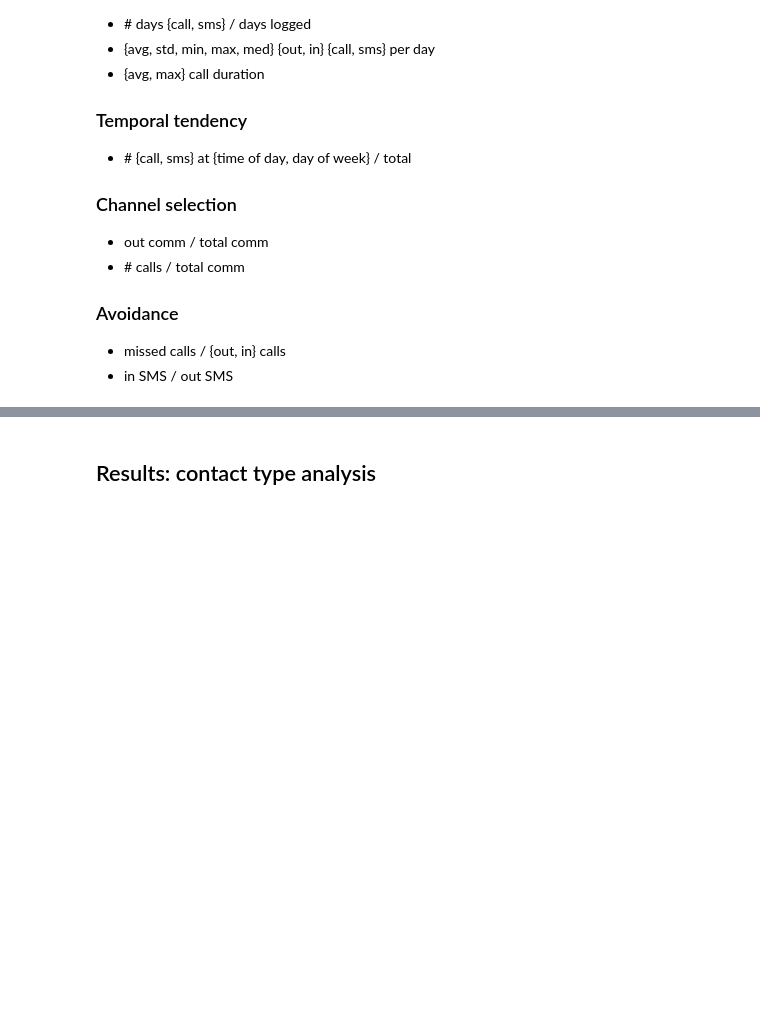
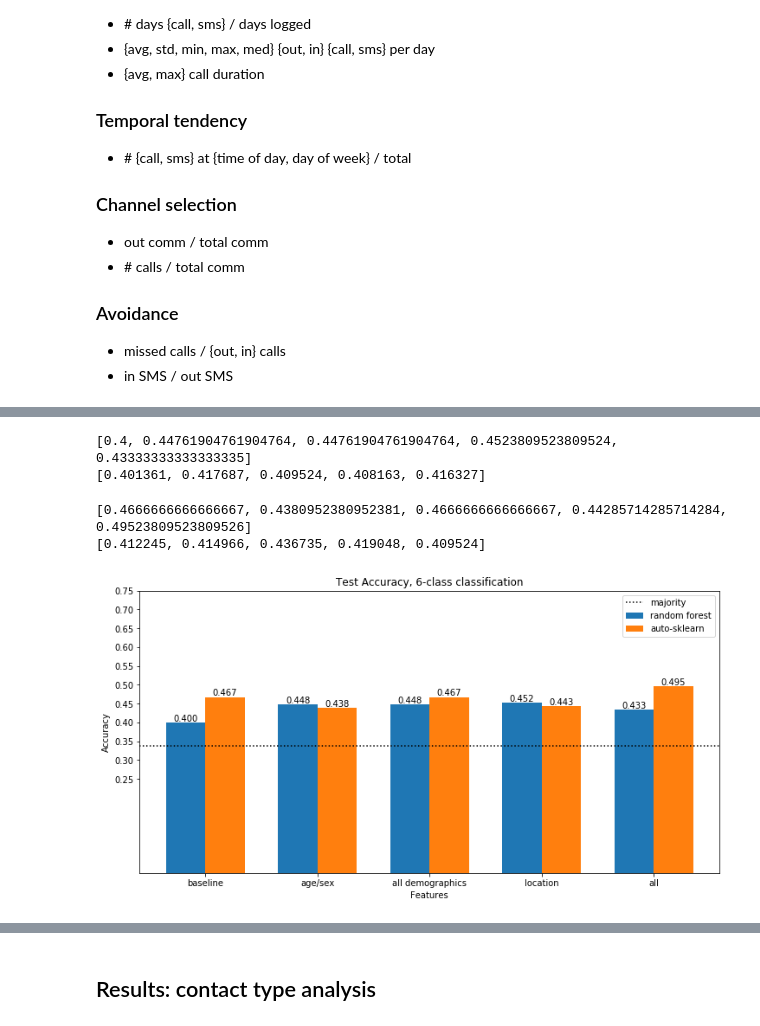
Before and after one commit to tliu526/relationship-prediction, a Jupyter notebook: notebooks/relationship_prediction.ipynb, the cells around one changed output, grey strips where cells are left out. Cells and saved outputs as stored; diff of their text form; code cells hidden in the pictures; blank space fills up the shorter version.

Commit message:
adds model accuracy results

```diff
--- a/notebooks/relationship_prediction.ipynb
+++ b/notebooks/relationship_prediction.ipynb
@@ -170,0 +250,35 @@ plt.show()
+# %%
+# auto-sklearn models
+
+automl_models = []
+automl_preds = []
+
+for feat in features:
+    if feat == 'age_gender':
+        pass
+    else:
+        with open("../model/quadcorn/top_5_contact_type_{}_long.automl".format(feat), 'rb') as model_file:
+            automl_models.append(pickle.load(model_file))
+    with open("../model/quadcorn/top_5_contact_type_{}_long.predict".format(feat), 'rb') as pred_file:
+        automl_preds.append(pickle.load(pred_file))
+
+age_gender_cv_accuracy = 0.414966
+# %%
+rf_cv_accs = [get_best_val_score(model) for model in rf_models]
+rf_test_accs = [sk_metrics.accuracy_score(pred, test_y) for pred in rf_preds]
+
+majority_acc = sk_metrics.accuracy_score(test_y, [1] * len(test_y))
+# %% [output]
+[0.4, 0.44761904761904764, 0.44761904761904764, 0.4523809523809524, 0.43333333333333335]
+[0.401361, 0.417687, 0.409524, 0.408163, 0.416327]
+# %%
+automl_cv_accs = [get_best_val_score(model) for model in automl_models]
+automl_cv_accs.insert(1, age_gender_cv_accuracy)
+automl_test_accs = [sk_metrics.accuracy_score(pred, test_y) for pred in automl_preds]
+# %% [output]
+[0.4666666666666667, 0.4380952380952381, 0.4666666666666667, 0.44285714285714284, 0.49523809523809526]
+[0.412245, 0.414966, 0.436735, 0.419048, 0.409524]
+# %%
+plot_results(rf_test_accs, automl_test_accs, majority_acc, "Accuracy", "Test Accuracy, 6-class classification")
+# %% [output]
+[figure, added]
```
Also changed, not shown: parts of 20 cells of this notebook.
